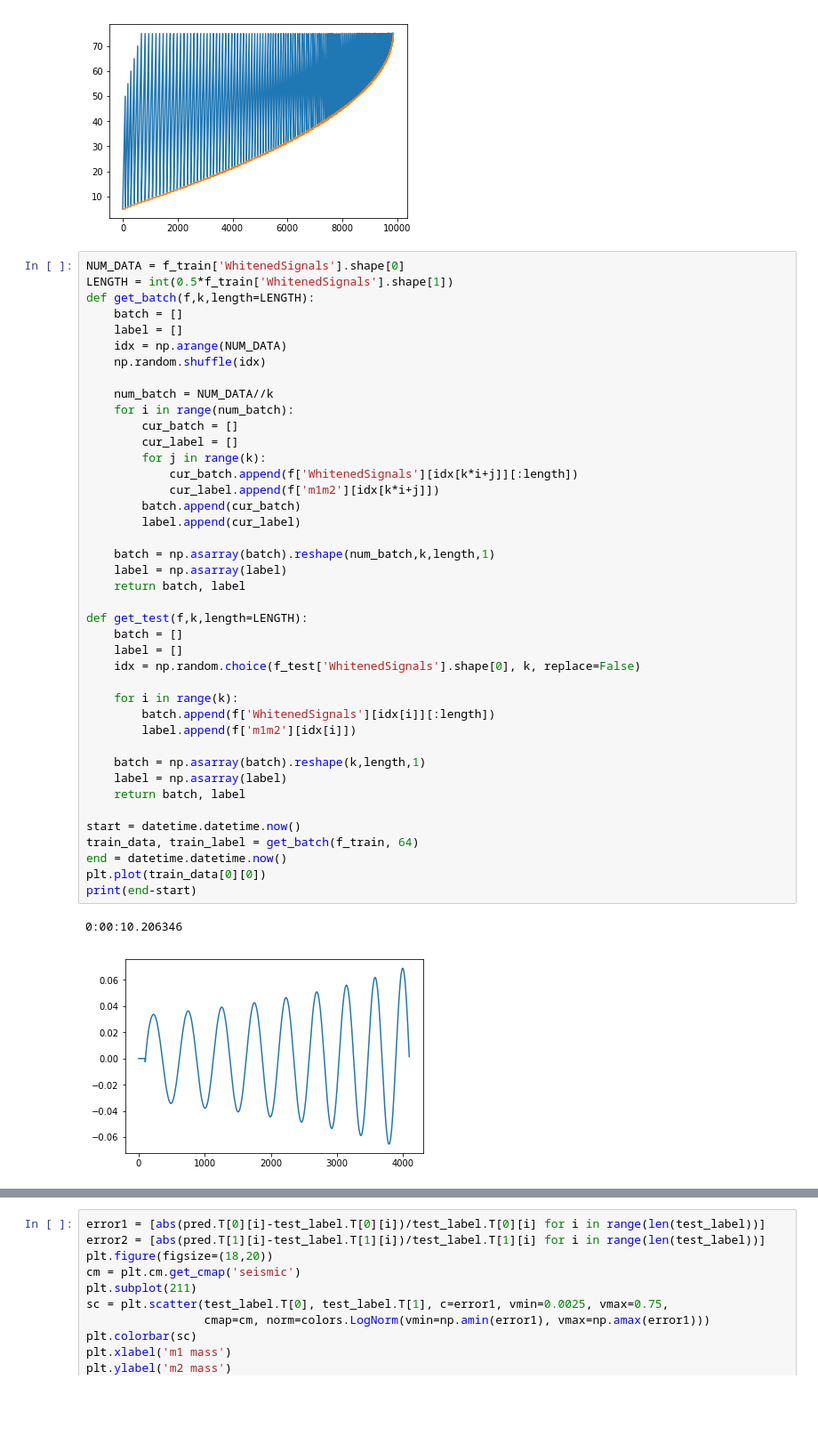
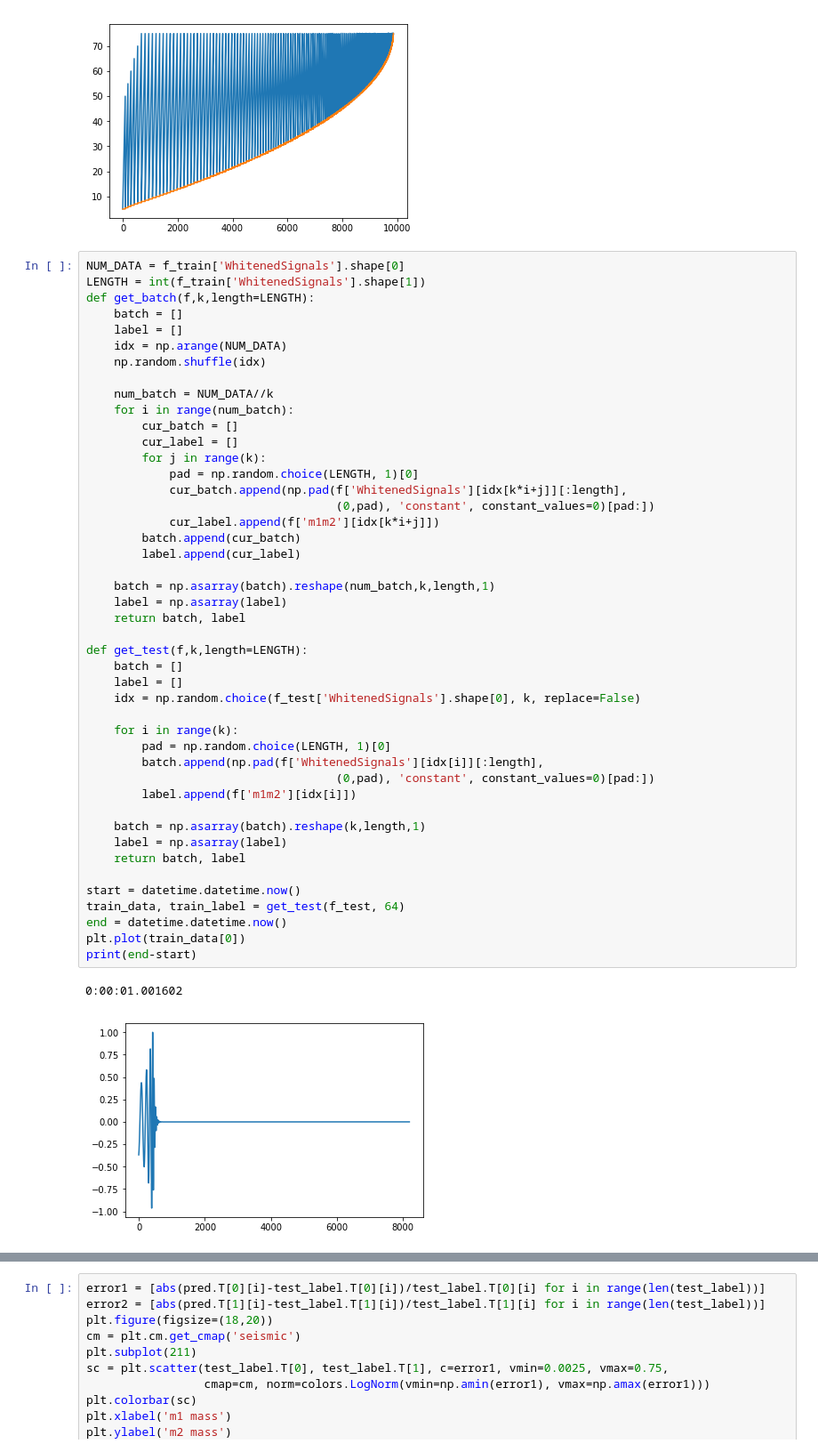
Before and after one commit to jw222/Gravitational-Wave, a Jupyter notebook: MPredictor.ipynb, the cells around one changed output, grey strips where cells are left out. Shown at 89% size. Cells and saved outputs as stored; diff of their text form; blank space fills up the shorter version.

```diff
--- a/MPredictor.ipynb
+++ b/MPredictor.ipynb
@@ -27,7 +27,7 @@ plt.plot(f_train['m1m2'][...].T[1])
 [figure]
 # %%
 NUM_DATA = f_train['WhitenedSignals'].shape[0]
-LENGTH = int(0.5*f_train['WhitenedSignals'].shape[1])
+LENGTH = int(f_train['WhitenedSignals'].shape[1])
 def get_batch(f,k,length=LENGTH):
     batch = []
     label = []
@@ -36,36 +36,40 @@ def get_batch(f,k,length=LENGTH):
 
     num_batch = NUM_DATA//k
     for i in range(num_batch):
         cur_batch = []
         cur_label = []
         for j in range(k):
-            cur_batch.append(f['WhitenedSignals'][idx[k*i+j]][:length])
+            pad = np.random.choice(LENGTH, 1)[0]
+            cur_batch.append(np.pad(f['WhitenedSignals'][idx[k*i+j]][:length],
+                                    (0,pad), 'constant', constant_values=0)[pad:])
             cur_label.append(f['m1m2'][idx[k*i+j]])
         batch.append(cur_batch)
         label.append(cur_label)
 
     batch = np.asarray(batch).reshape(num_batch,k,length,1)
     label = np.asarray(label)
     return batch, label
 
 def get_test(f,k,length=LENGTH):
     batch = []
     label = []
     idx = np.random.choice(f_test['WhitenedSignals'].shape[0], k, replace=False)
 
     for i in range(k):
-        batch.append(f['WhitenedSignals'][idx[i]][:length])
+        pad = np.random.choice(LENGTH, 1)[0]
+        batch.append(np.pad(f['WhitenedSignals'][idx[i]][:length],
+                                    (0,pad), 'constant', constant_values=0)[pad:])
         label.append(f['m1m2'][idx[i]])
 
     batch = np.asarray(batch).reshape(k,length,1)
     label = np.asarray(label)
     return batch, label
 
 start = datetime.datetime.now()
-train_data, train_label = get_batch(f_train, 64)
+train_data, train_label = get_test(f_test, 64)
 end = datetime.datetime.now()
-plt.plot(train_data[0][0])
+plt.plot(train_data[0])
 print(end-start)
 # %% [output]
-0:00:10.206346
+0:00:01.001602
-[figure, old version]
+[figure, new version]
```
Also changed, not shown: parts of 10 cells of this notebook.
